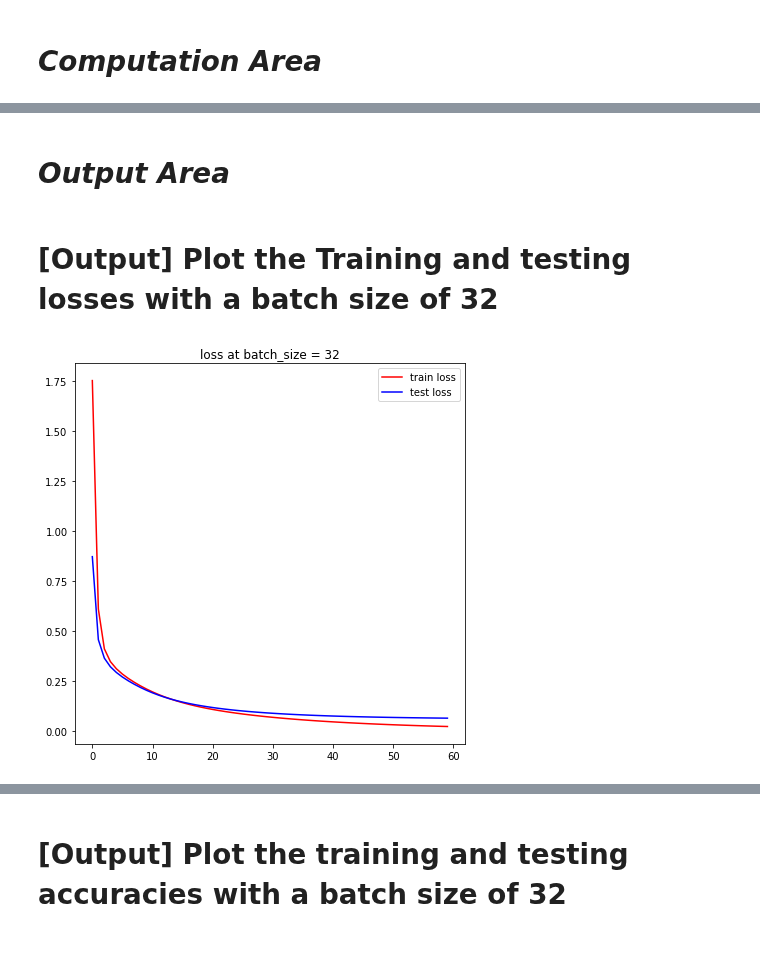
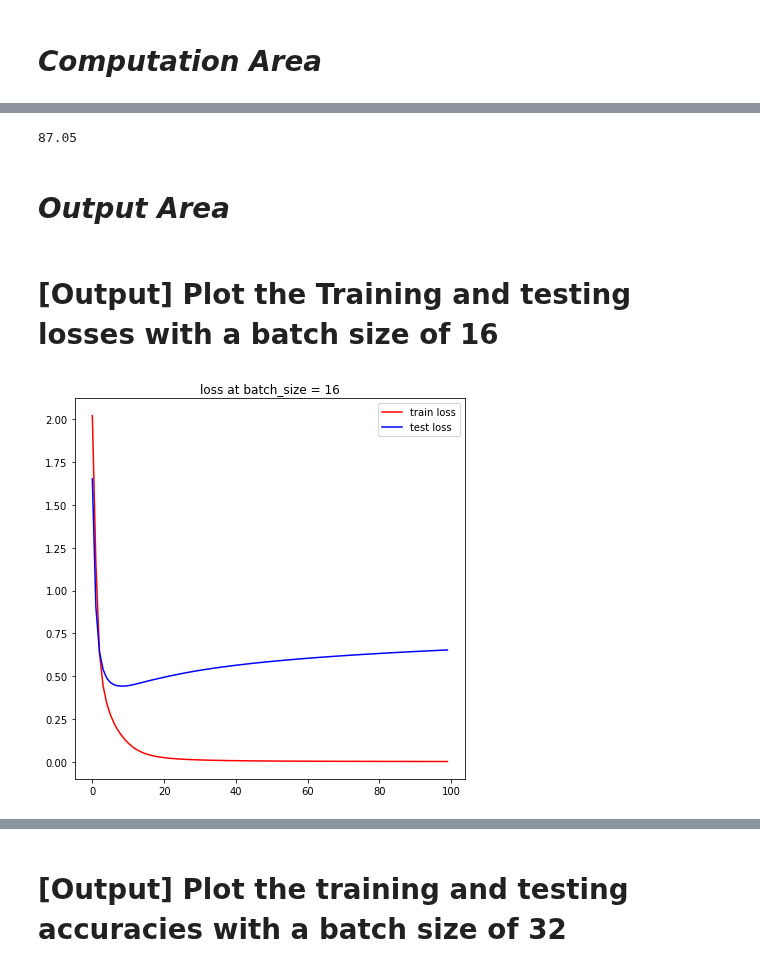
Before and after one commit to thdgmltjd123/MLProject, a Jupyter notebook: Assignment10_20150711.ipynb, the cells around one changed output, grey strips where cells are left out. Cells and saved outputs as stored; diff of their text form; code cells hidden in the pictures.

Commit message:
normalize (total mean, var) batch 16, 87.05, relu

```diff
--- a/Assignment10_20150711.ipynb
+++ b/Assignment10_20150711.ipynb
@@ -58,7 +59,6 @@ class classification(nn.Module):
 def fc_NN(train_loader, test_loader, epoch, learning_rate, no_cuda = False):
   use_cuda = not no_cuda and torch.cuda.is_available()
   device = torch.device("cuda" if use_cuda else "cpu")
-  creterion = nn.CrossEntropyLoss()
   Model = classification().to(device)
   optimizer = torch.optim.SGD(Model.parameters(), lr = learning_rate)
   train_L_iters = []
@@ -79,8 +79,8 @@ def fc_NN(train_loader, test_loader, epoch, learning_rate, no_cuda = False):
       # 순전파
       output = Model(data)
       # reduction = (default) "mean"
-      loss = creterion(output,target)
-      train_loss += creterion(output,target,reduction = 'sum').item()
+      loss = F.cross_entropy(output,target)
+      train_loss += F.cross_entropy(output,target,reduction = 'sum').item()
       pred = output.argmax(dim = 1, keepdim = True)
       train_correct += pred.eq(target.view_as(pred)).sum().item()
       # 역전파
@@ -103,7 +103,7 @@ def fc_NN(train_loader, test_loader, epoch, learning_rate, no_cuda = False):
       for data, target in test_loader:
         data, target = data.to(device), target.to(device)
         output = Model(data)
-        test_loss += creterion(output, target, reduction = 'sum').item()
+        test_loss += F.cross_entropy(output, target, reduction = 'sum').item()
         pred = output.argmax(dim = 1, keepdim = True)
         test_correct += pred.eq(target.view_as(pred)).sum().item()
     test_loss /= len(test_loader.dataset)
@@ -112,3 +112,13 @@ def fc_NN(train_loader, test_loader, epoch, learning_rate, no_cuda = False):
     test_acc_iters.append(accuracy)
 
   return train_L_iters, train_acc_iters, test_L_iters, test_acc_iters
+# %%
+data_path = '/content/drive/My Drive/Colab Notebooks'
+temp_train = datasets.MNIST(root = data_path, train = False,
+                  download=True, transform = transform)
+temp_test = datasets.MNIST(root = data_path, train = True,
+                  download=True, transform = transform)
+# %%
+part_train = random_split(temp_train, [1000, 9000], generator=torch.Generator().manual_seed(42))[0]
+part_test = random_split(temp_test, [6000, 54000], generator=torch.Generator().manual_seed(42))[0]
+len(part_test)
@@ -115,7 +127,7 @@ def fc_NN(train_loader, test_loader, epoch, learning_rate, no_cuda = False):
 # %%
 # 배치사이즈별 학습
-batch_size = [8,16,32]
-epoch = 60
+batch_size = [16,32]
+epoch = 100
 learning_rate_value = 0.02
 no_cuda = False
 # 배치사이즈별 loss and accuracy
@@ -128,13 +140,11 @@ data_path = '/content/drive/My Drive/Colab Notebooks'
 for b in batch_size:
   print("batch_size  = {}".format(b))
   train_loader = torch.utils.data.DataLoader(
-      datasets.MNIST(root = data_path, train = False,
-                    download=True, transform = transform),
+                    part_train,
                     batch_size = b,
                     shuffle = False)
   test_loader = torch.utils.data.DataLoader(
-      datasets.MNIST(root = data_path, train = True,
-                    download=True, transform = transform),
+                    part_test,
                     batch_size = b,
                     shuffle = False)
   train_L_iters, train_acc_iters,test_L_iters, test_acc_iters = fc_NN(train_loader, test_loader,epoch, learning_rate_value)
@@ -163,13 +173,17 @@ progress = 100.0, current loss = 0.1452766637802124, current device = Tesla T4
+# %%
+max(batch_test_accuracy[0])
+# %% [output]
+87.05
 # %% [markdown]
 # ***Output Area***
 # %% [markdown]
-# **[Output] Plot the Training and testing losses with a batch size of 32**
+# **[Output] Plot the Training and testing losses with a batch size of 16**
 # %%
 plt.figure(figsize = (7,7))
 plt.plot(batch_train_loss[0], c = "red", label = "train loss")
 plt.plot(batch_test_loss[0], c = "blue", label = "test loss")
-plt.title("loss at batch_size = 32")
+plt.title("loss at batch_size = 16")
 plt.legend(loc = "best")
 plt.show()
 # %% [output]
-[figure, old version]
+[figure, new version]
```
Also changed, not shown: parts of 13 cells of this notebook.
